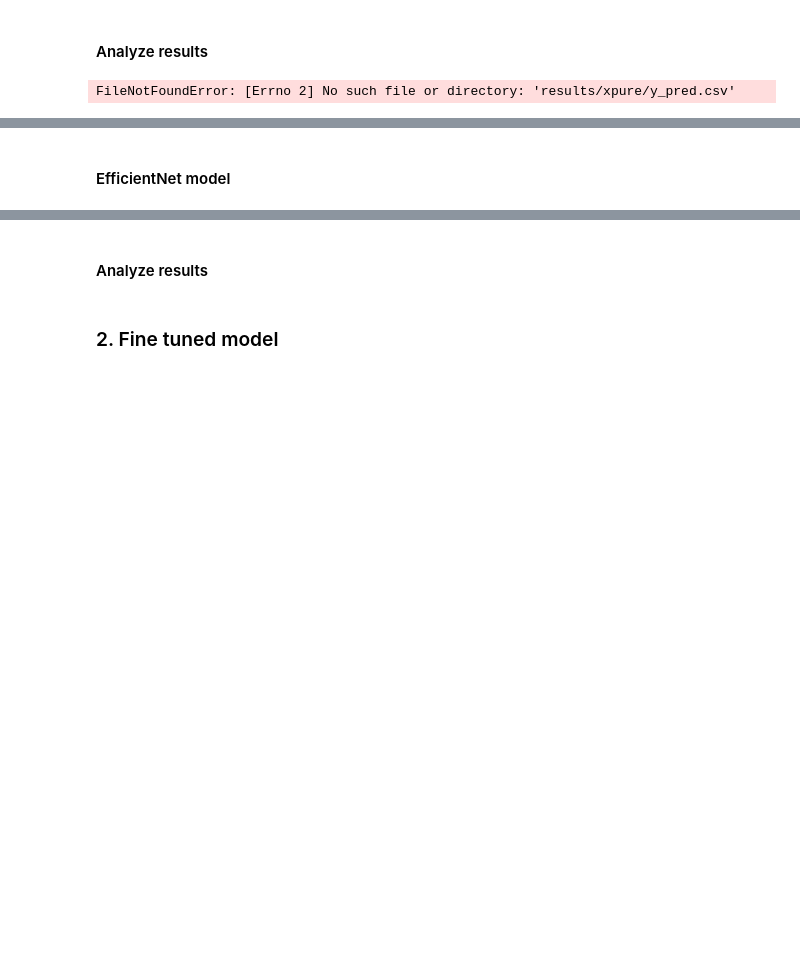
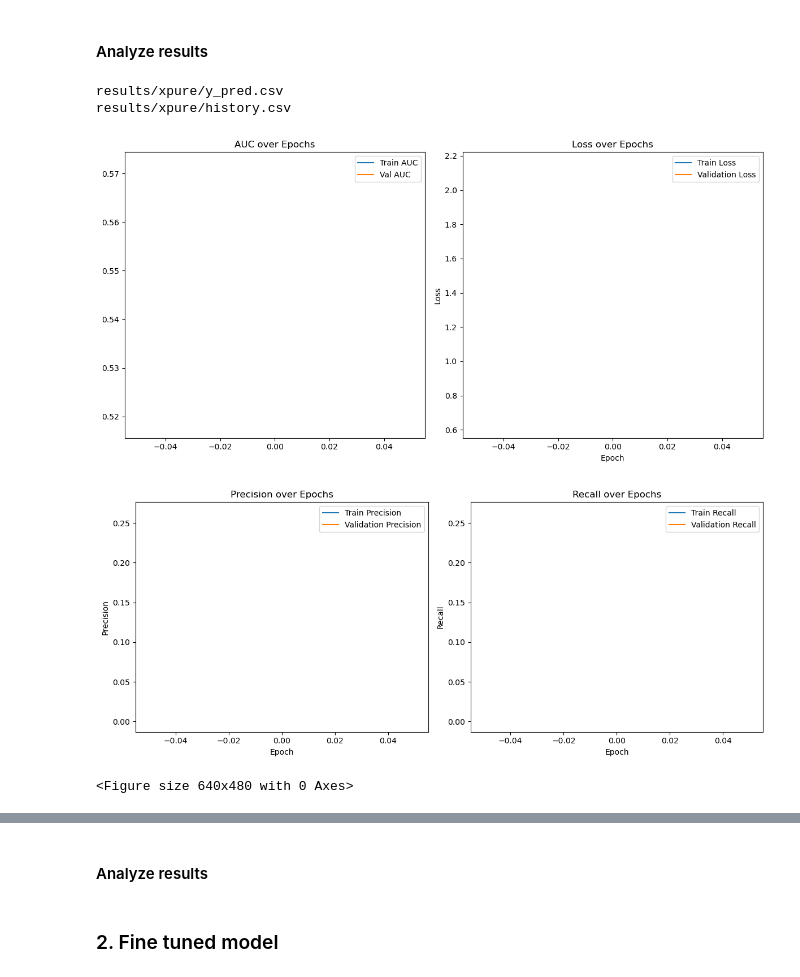
Before and after one commit to 4repaXXX/unn.masters-work, a Jupyter notebook: celeb/celeb-xception.ipynb, the cells around one changed output, grey strips where cells are left out. Saved outputs shown, nothing was run; the diff lists cells and outputs as text; code cells hidden in the pictures; blank space fills up the shorter version.

```diff
--- a/celeb/celeb-xception.ipynb
+++ b/celeb/celeb-xception.ipynb
@@ -111,2 +98,2 @@ AttributeError: 'PersistModel' object has no attribute '_results_dir'
 # %%
-pure_model.load_trained_model()
+pure_model._model.load_trained_model()
@@ -118,6 +111,10 @@ test_loss, test_precision, test_recall, test_auc = pure._model.evaluate(test_gen
 #### Analyze results
 # %%
 plots = CommonPlot(pure_model)
-plots.plot(test_gen)
+y, y_ = plots.plot(test_gen)
 # %% [output]
-FileNotFoundError: [Errno 2] No such file or directory: 'results/xpure/y_pred.csv'
+results/xpure/y_pred.csv
+results/xpure/history.csv
+[figure, added]
+[figure, added]
+<Figure size 640x480 with 0 Axes>
@@ -124,3 +124 @@ FileNotFoundError: [Errno 2] No such file or directory: 'results/xpure/y_pred.cs
-# %% [markdown]
-#### EfficientNet model
 # %%
```
Also changed, not shown: parts of 11 cells of this notebook, 4 other files.
